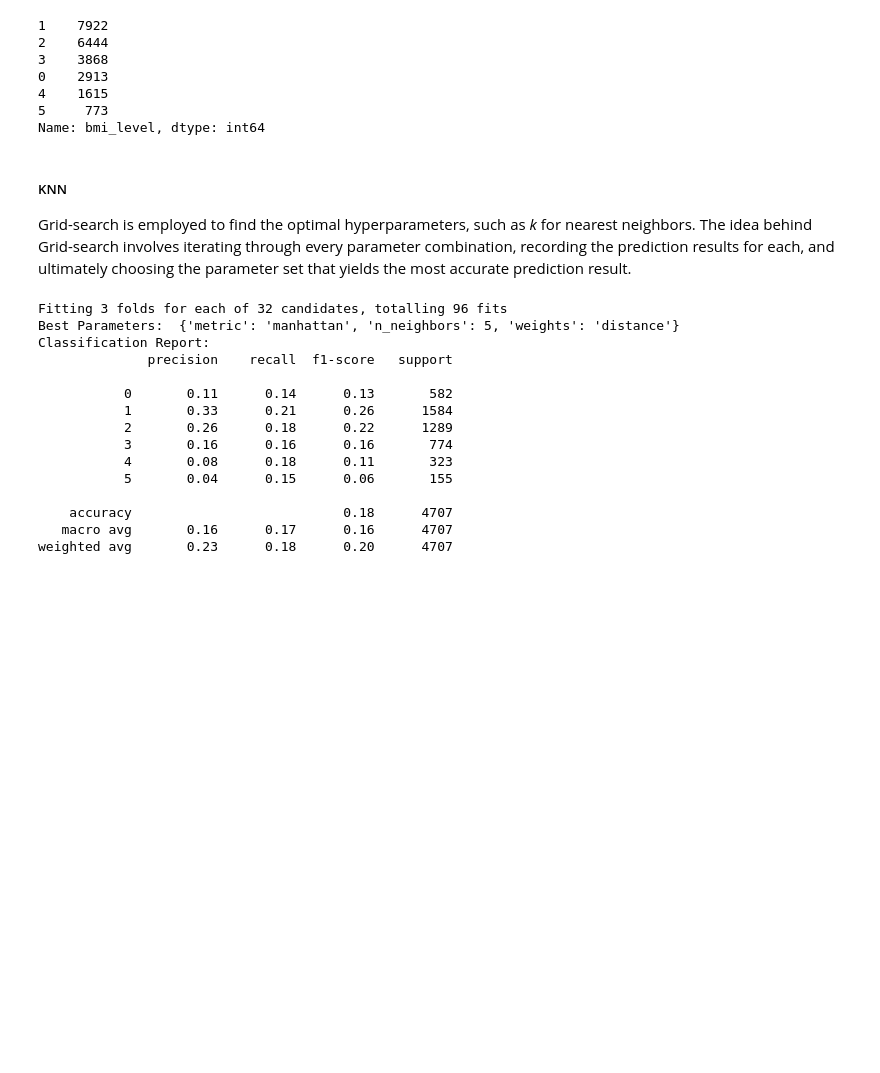
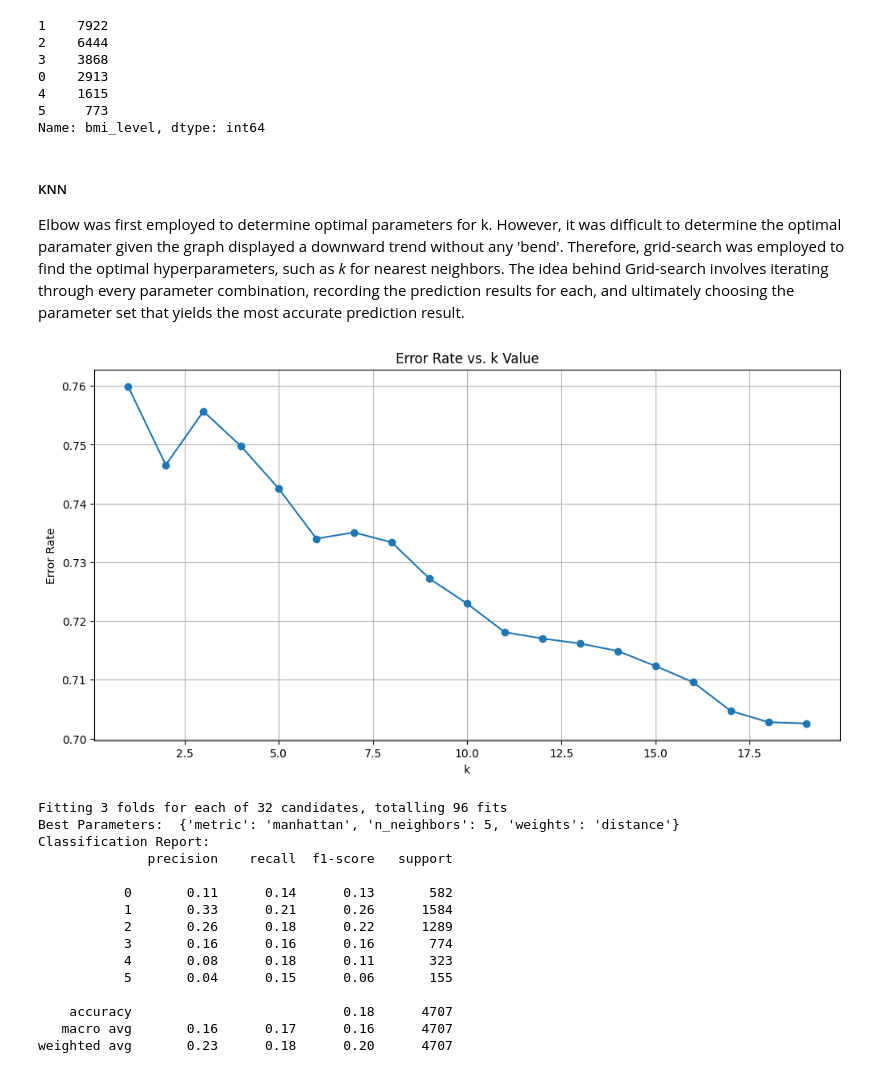
Before and after one commit to Jinyu-Luo/CHL5230, a Jupyter notebook: 3_CHL5230_F23.ipynb, the cells around one changed output. Drawn from its saved outputs; the diff is of its cells as text; code cells hidden in the pictures; blank space fills up the shorter version.

Commit message:
Added elbow method

```diff
--- a/3_CHL5230_F23.ipynb
+++ b/3_CHL5230_F23.ipynb
@@ -319,7 +288,49 @@ X_test_scaled = scaler.transform(X_test)
 Name: bmi_level, dtype: int64
 # %% [markdown]
 ##### KNN
-Grid-search is employed to find the optimal hyperparameters, such as *k* for nearest neighbors. The idea behind Grid-search involves iterating through every parameter combination, recording the prediction results for each, and ultimately choosing the parameter set that yields the most accurate prediction result.
+Elbow was first employed to determine optimal parameters for k. However, it was difficult to determine the optimal paramater given the graph displayed a downward trend without any 'bend'. Therefore, grid-search was employed to find the optimal hyperparameters, such as *k* for nearest neighbors. The idea behind Grid-search involves iterating through every parameter combination, recording the prediction results for each, and ultimately choosing the parameter set that yields the most accurate prediction result.
+# %%
+# Elbow Method
+
+# split data into features and labels
+X = df[["Age","Gender","Calorie_Intake","Sugar_Intake","Physical_Activity",'Fast_Food_Frequency','Screen_Time']]
+y = df["bmi_level"]
+
+# Split dataset into training set and test set
+X_train, X_test, y_train, y_test = train_test_split(X, y, test_size=0.2, random_state=1)
+
+# Choose a range of k values to test
+k_values = range(1, 20)
+
+# A list to keep track of the error rates for each k value.
+errors = []
+
+# Loop over k_values to train and test the KNN classifier
+for k in k_values:
+    # Initialize a KNN classifier with current k value.
+    knn = KNeighborsClassifier(n_neighbors=k)
+
+    # Train the classifier on the training data.
+    knn.fit(X_train, y_train)
+
+    # Predict the labels for the test set.
+    y_pred = knn.predict(X_test)
+
+    # Calculate the error rate: 1 - accuracy.
+    error = 1 - accuracy_score(y_test, y_pred)
+    errors.append(error)
+# %%
+
+# Plotting relationship between k value and error rate.
+plt.figure(figsize=(12, 6))
+plt.plot(k_values, errors, marker='o')
+plt.title('Error Rate vs. k Value')
+plt.xlabel('k')
+plt.ylabel('Error Rate')
+plt.grid(True)
+plt.show()
+# %% [output]
+[figure, added]
 # %%
 # Initialize the KNN classifier
 knn = KNeighborsClassifier()
```
Also changed, not shown: parts of 7 cells of this notebook.
